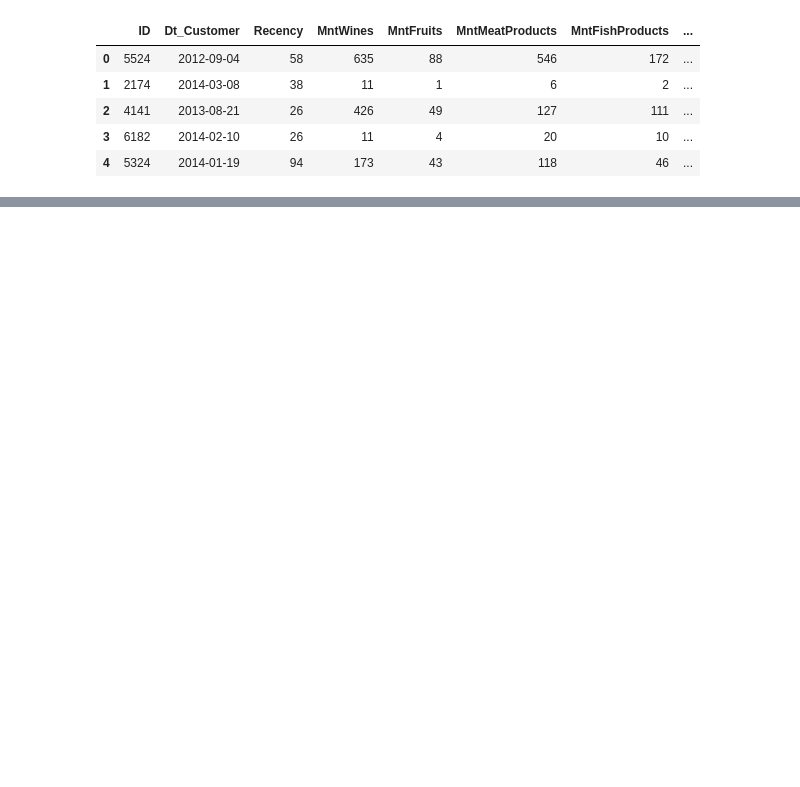
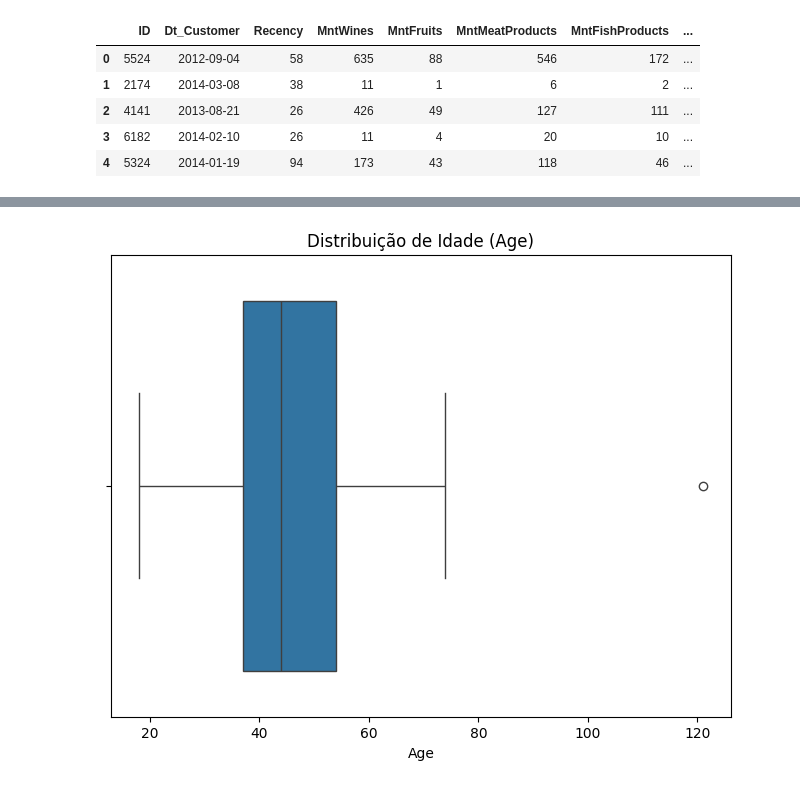
Before and after one commit to jjofilho/case_ifood_aulas, a Jupyter notebook: aula_08_ifood.ipynb, the cells around one changed output, grey strips where cells are left out. Saved outputs shown, nothing was run; the diff lists cells and outputs as text; code cells hidden in the pictures; blank space fills up the shorter version.

```diff
--- a/aula_08_ifood.ipynb
+++ b/aula_08_ifood.ipynb
@@ -166,2 +105,0 @@ df_total.head()
-# %%
-df_total['Age'] = df_total[]
@@ -289,0 +117,4 @@ Name: count, dtype: int64
+# %%
+# criar uma coluna de idade AGE (considerando como referencia 2014)
+ano_atual = 2014
+df_total['Age'] = ano_atual - df_total['Year_Birth']
@@ -289,0 +254,8 @@ Name: count, dtype: int64
+# %%
+# gráfico para verificação de outliers em "Age"
+plt.figure(figsize=(8, 6))
+sns.boxplot(x=df_total_respondentes['Age'])
+plt.title('Distribuição de Idade (Age)')
+plt.show()
+# %% [output]
+[figure, added]
```
Also changed, not shown: parts of 51 cells of this notebook, 1 other file.
